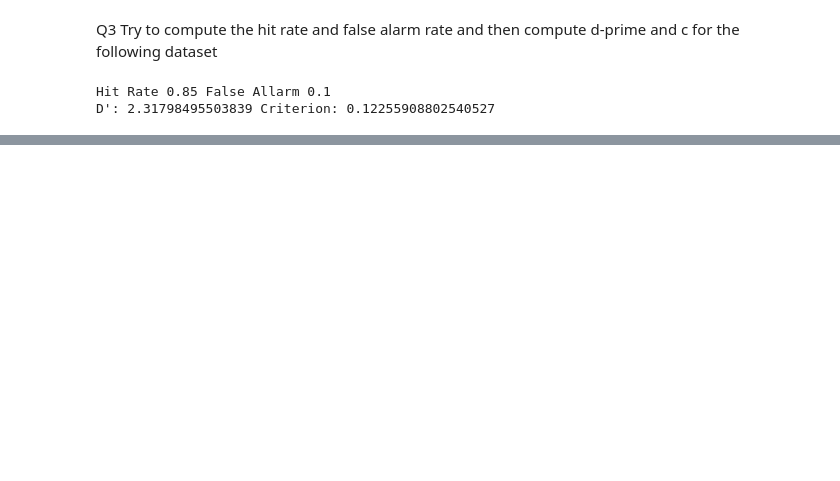
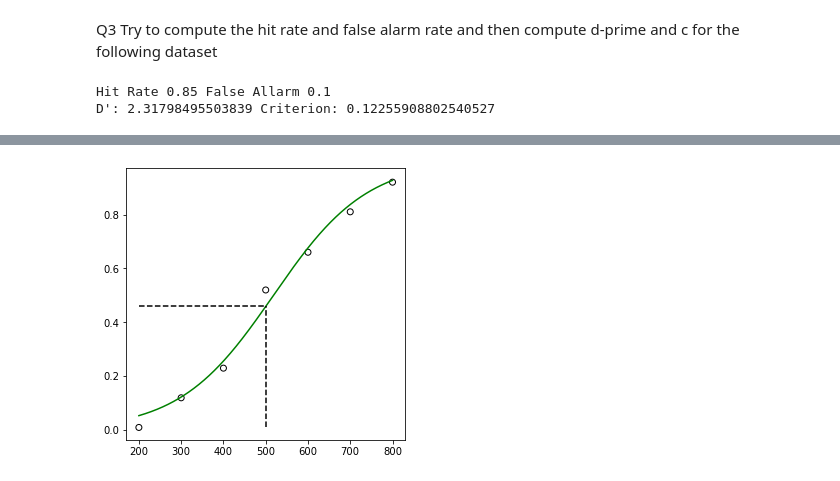
Before and after one commit to vb690/modules_comp_neuro_2021, a Jupyter notebook: advanced_quantitative_methods/units/5_psychological_model_fitting/unit_5_lab_assigment.ipynb, the cells around one changed output, grey strips where cells are left out. Saved outputs shown, nothing was run; the diff lists cells and outputs as text; code cells hidden in the pictures; blank space fills up the shorter version.

Commit message:
final psychometric functions

```diff
--- a/advanced_quantitative_methods/units/5_psychological_model_fitting/unit_5_lab_assigment.ipynb
+++ b/advanced_quantitative_methods/units/5_psychological_model_fitting/unit_5_lab_assigment.ipynb
@@ -77,0 +163,12 @@ D': 2.31798495503839 Criterion: 0.12255908802540527
+# %%
+data = np.array([[200, 300, 400, 500, 600, 700, 800], [1, 12,23, 52, 66, 81, 92], [100]*7]).T
+accuracies = data[:,1] / 100
+# %%
+psicometric_function(
+    data[:, 0],
+    accuracies,
+    alpha=0.01,
+    beta=500
+)
+# %% [output]
+[figure, added]
```
Also changed, not shown: parts of 5 cells of this notebook.
